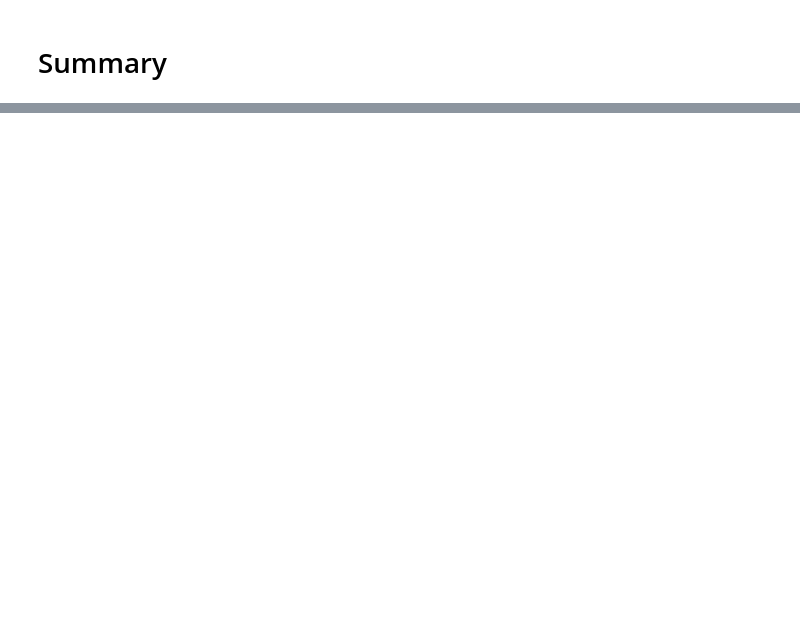
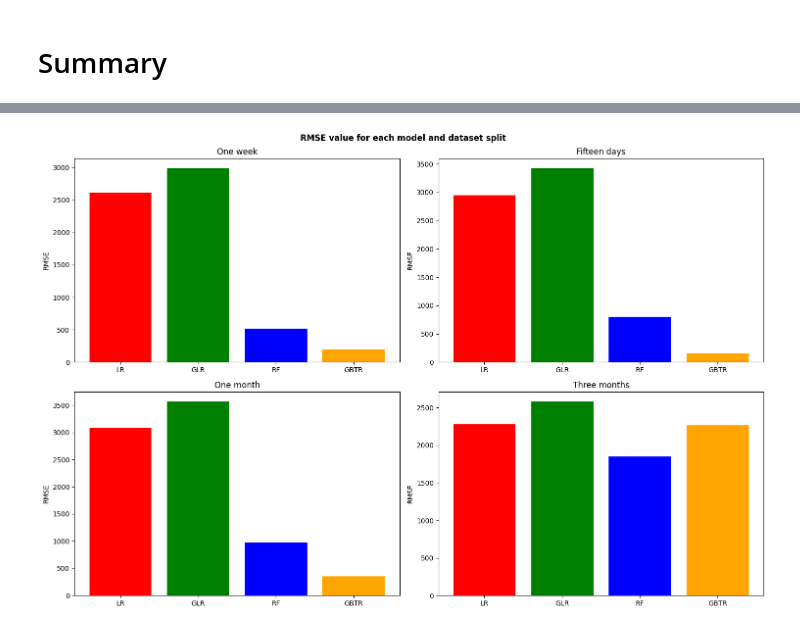
Before and after one commit to CorsiDanilo/bitcoin-price-prediction-with-pyspark, a Jupyter notebook: notebooks/6-final-scores.ipynb, the cells around one changed output, grey strips where cells are left out. Cells and saved outputs as stored; diff of their text form; code cells hidden in the pictures; blank space fills up the shorter version.

```diff
--- a/notebooks/6-final-scores.ipynb
+++ b/notebooks/6-final-scores.ipynb
@@ -604,12 +661,12 @@ merged_results
 # %% [markdown]
 # Models comparison
 # %%
-def show_results(predictions, model0_name, model0_predictions, model1_name, model1_predictions, model2_name, model2_predictions, model3_name, model3_predictions, title):
+def show_results(dataset, model0_name, model0_predictions, model1_name, model1_predictions, model2_name, model2_predictions, model3_name, model3_predictions, title):
   trace1 = go.Scatter(
-      x = predictions['timestamp'],
-      y = predictions['next-market-price'].astype(float),
+      x = dataset['timestamp'],
+      y = dataset['next-market-price'].astype(float),
       mode = 'lines',
-      name = 'Next Market price (usd)'
+      name = 'Actual next Market price (usd)'
   )
 
   trace2 = go.Scatter(
@@ -672,17 +729,17 @@ def show_results(predictions, model0_name, model0_predictions, model1_name, mode
       )
   )
 
-  data = [trace1,trace2,trace3,trace4,trace5]
+  data = [trace1, trace2, trace3, trace4, trace5]
   fig = dict(data=data, layout=layout)
-  iplot(fig, filename = title + " predictions")
+  iplot(fig, filename = title)
 # %%
 # For each dataset type, it displays the predicitons of each model
-for dataset_name in dataset_name_list:
-    predictions_to_show = predictions_df[predictions_df['Dataset'] == dataset_name]
+for i, data in enumerate(datasets_list):
+    predictions_to_show = predictions_df[predictions_df['Dataset'] == dataset_name_list[i]]
 
     model_0_predictions = predictions_to_show[predictions_to_show['Model'] == model_name_list[0]]
     model_1_predictions = predictions_to_show[predictions_to_show['Model'] == model_name_list[1]]
     model_2_predictions = predictions_to_show[predictions_to_show['Model'] == model_name_list[2]]
     model_3_predictions = predictions_to_show[predictions_to_show['Model'] == model_name_list[3]]
 
-    show_results(predictions_to_show, model_name_list[0], model_0_predictions, model_name_list[1], model_1_predictions, model_name_list[2], model_2_predictions, model_name_list[3], model_3_predictions, dataset_name)
+    show_results(data.toPandas(), model_name_list[0], model_0_predictions, model_name_list[1], model_1_predictions, model_name_list[2], model_2_predictions, model_name_list[3], model_3_predictions, dataset_name_list[i] + " predictions")
@@ -698,0 +784,8 @@ adv_scatter_plot(test_accuracy, "Accuracy", "Model", "Dataset", "Accuracy for ea
+# %%
+# Make a copy of the original data
+merged_results_copy = merged_results.copy()
+
+# Replace results labels
+merged_results_copy['Model'] = merged_results_copy['Model'].replace(model_mapping)
+merged_results_copy['Dataset'] = merged_results_copy['Dataset'].replace(dataset_mapping)
+merged_results_copy['Features'] = merged_results_copy['Features'].replace(features_mapping)
@@ -698,0 +812,20 @@ adv_scatter_plot(test_accuracy, "Accuracy", "Model", "Dataset", "Accuracy for ea
+# %%
+fig, axs = plt.subplots(2, 2, figsize=(15, 10))
+axs = axs.flatten()
+
+for i, dataset in enumerate(datasets):
+    ax = axs[i]
+    data = merged_results_copy[merged_results_copy['Dataset'] == dataset]
+    for j, model in enumerate(models):
+        model_data = data[data['Model'] == model]
+        ax.bar(j, model_data['RMSE'].values[0], color=colors[j])
+    ax.set_title(dataset)
+    ax.set_xticks(np.arange(len(models)))
+    ax.set_xticklabels(models, rotation=0)
+    ax.set_ylabel('RMSE')
+
+fig.suptitle('RMSE value for each model and dataset split', weight='bold')
+plt.tight_layout()
+plt.show()
+# %% [output]
+[figure, added]
```
Also changed, not shown: parts of 48 cells of this notebook, 1 other file.
